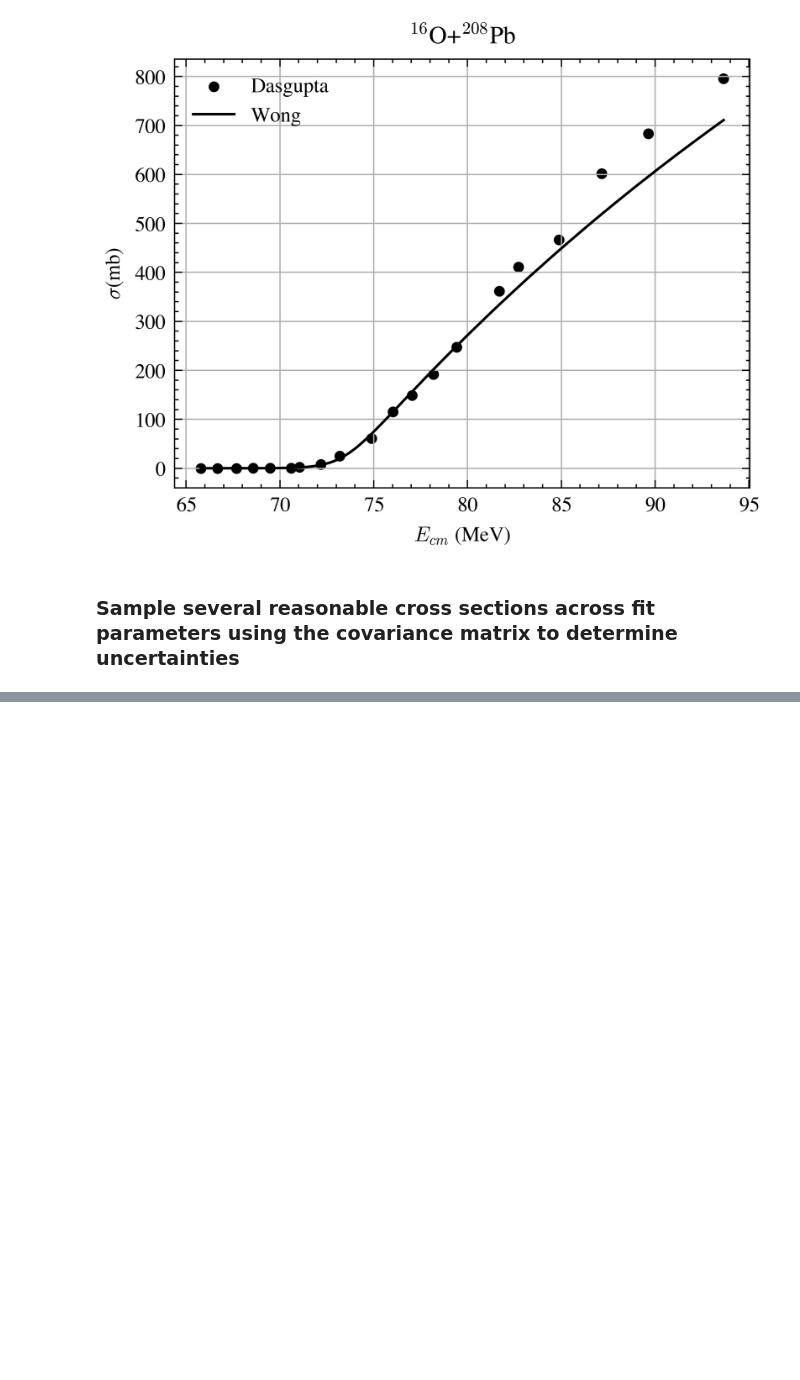
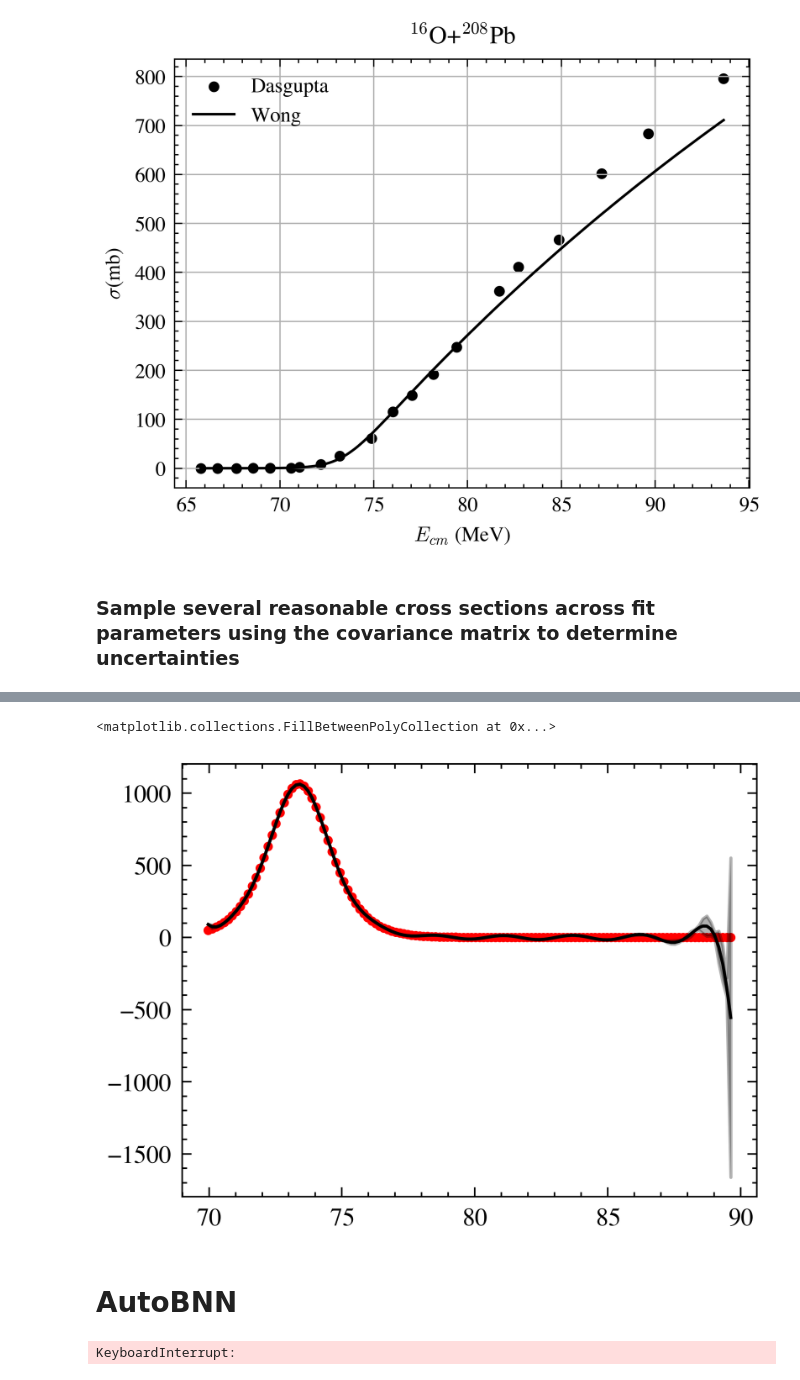
Before and after one commit to aaron-philip/barrier-extraction, a Jupyter notebook: Morton1999.ipynb, the cells around one changed output, grey strips where cells are left out. Saved outputs shown, nothing was run; the diff lists cells and outputs as text; code cells hidden in the pictures; blank space fills up the shorter version.

Commit message:
Added AutoBNN work

```diff
--- a/Morton1999.ipynb
+++ b/Morton1999.ipynb
@@ -256,0 +302,59 @@ plt.plot(E_dist,ndist[:,5],marker="",ls='-',lw=1,ms=0,alpha=0.1, color='b')
+# %%
+from src.train import gp_mean_and_derivatives
+
+mu, dmu, d2mu, std = gp_mean_and_derivatives(gp, E_dist, return_std=True)
+d2 = fd.FinDiff(0, E_dist, 2, acc=4)
+d = fd.FinDiff(0, E_dist, 1, acc=4)
+dstd = d(std)
+d2std = d2(std)
+g_std = np.sqrt( 4.0 * dstd**2
+                   + (E_dist**2) * d2std**2)
+g_mu = 2*dmu + E_dist*d2mu
+# %%
+plt.plot(E_dist, g_mu, label=r"$\bar{D}_f(E)]$")
+spacing = 1
+plt.scatter(E_dist[::spacing],true[::spacing],marker='o',color='r',label=r'Ground Truth', s=4)
+plt.fill_between(
+    E_dist,
+    g_mu - 2.0 * g_std,
+    g_mu + 2.0 * g_std,
+    color="C0", alpha=0.3,
+    label=r"$\pm\,2\,\sigma_{\text{naive}}(x)$"
+)
+# %% [output]
+<matplotlib.collections.FillBetweenPolyCollection at 0x...>
+[figure, added]
+# %% [markdown]
+# AutoBNN
+# %%
+import jax
+import jax.numpy as jnp
+import numpy as np
+import matplotlib.pyplot as plt
+import autobnn
+from autobnn import estimators, training_util
+from autobnn import kernels, likelihoods
+
+# 1) Initialize PRNG
+seed = jax.random.PRNGKey(0)
+
+# 3) Normalize inputs once
+x_scale = np.std(E_train)
+x_shift = np.mean(E_train)
+y_scale = np.std(sigma_train)
+y_shift = np.mean(sigma_train)
+
+x_norm = ((E_train - x_shift) / x_scale)[..., None]
+y_norm = ((sigma_train-y_shift) / y_scale)[..., None]
+
+# 4) Build & train the AutoBnnMapEstimator
+seed, est_seed = jax.random.split(seed)
+bnn_est = estimators.AutoBnnMCMCEstimator(
+    'sum_of_products',
+    likelihood_model='normal_likelihood_lognormal_noise',
+    seed=est_seed,
+    num_particles=1,
+)
+bnn_est = bnn_est.fit(x_norm, y_norm)
+# %% [output]
+KeyboardInterrupt:
```
Also changed, not shown: parts of 15 cells of this notebook, 2 other files.
